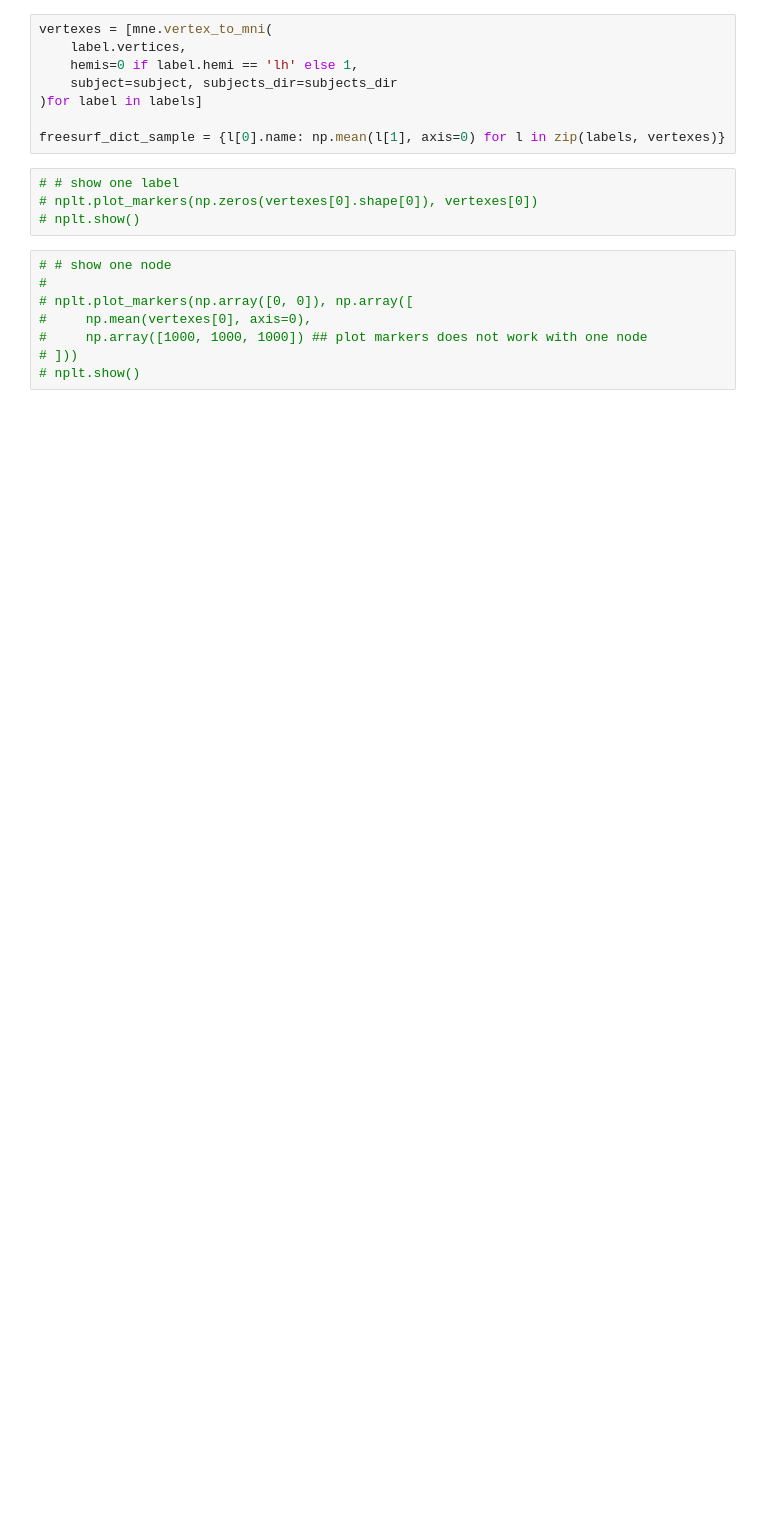
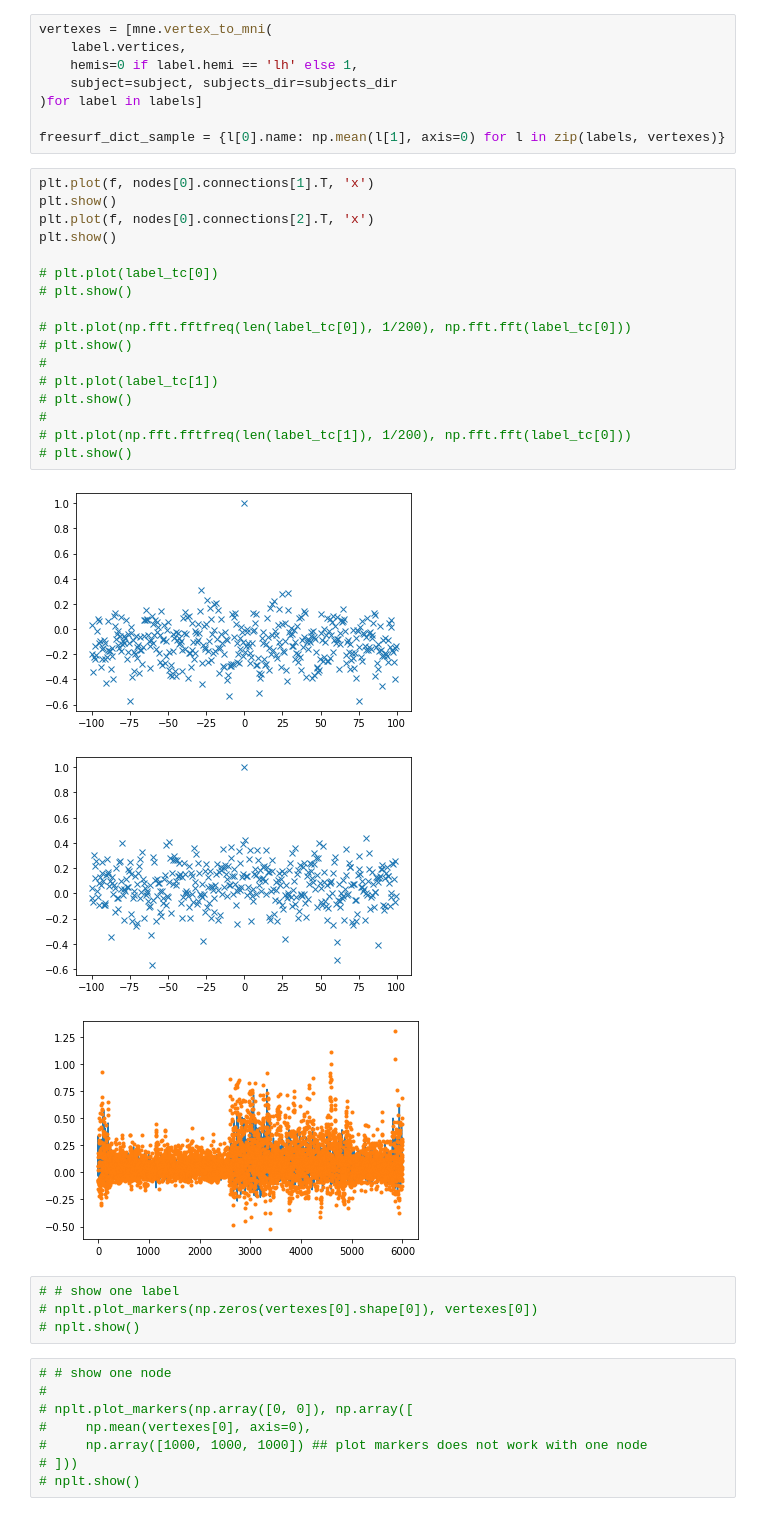
Before and after one commit to 1101AlexZab1011/NodesEstimation, a Jupyter notebook: pipeline.ipynb, the cells around one changed output. Cells and saved outputs as stored; diff of their text form; blank space fills up the shorter version.

```diff
--- a/pipeline.ipynb
+++ b/pipeline.ipynb
@@ -619,6 +656,27 @@ vertexes = [mne.vertex_to_mni(
 )for label in labels]
 
 freesurf_dict_sample = {l[0].name: np.mean(l[1], axis=0) for l in zip(labels, vertexes)}
+# %%
+plt.plot(f, nodes[0].connections[1].T, 'x')
+plt.show()
+plt.plot(f, nodes[0].connections[2].T, 'x')
+plt.show()
+
+# plt.plot(label_tc[0])
+# plt.show()
+
+# plt.plot(np.fft.fftfreq(len(label_tc[0]), 1/200), np.fft.fft(label_tc[0]))
+# plt.show()
+#
+# plt.plot(label_tc[1])
+# plt.show()
+#
+# plt.plot(np.fft.fftfreq(len(label_tc[1]), 1/200), np.fft.fft(label_tc[0]))
+# plt.show()
+# %% [output]
+[figure, added]
+[figure, added]
+[figure, added]
 # %%
 # # show one label
 # nplt.plot_markers(np.zeros(vertexes[0].shape[0]), vertexes[0])
```
Also changed, not shown: parts of 23 cells of this notebook, 3 other files.
